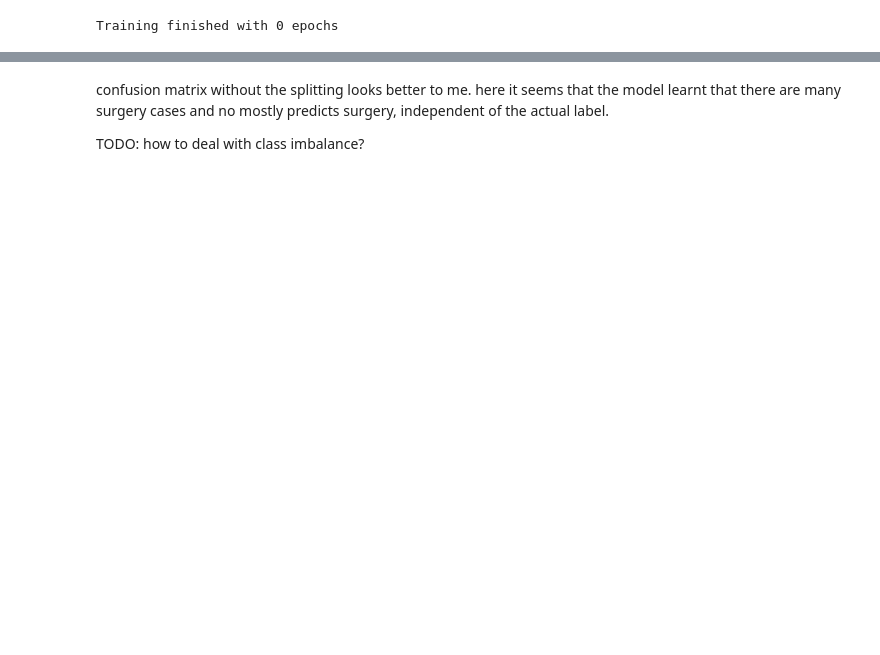
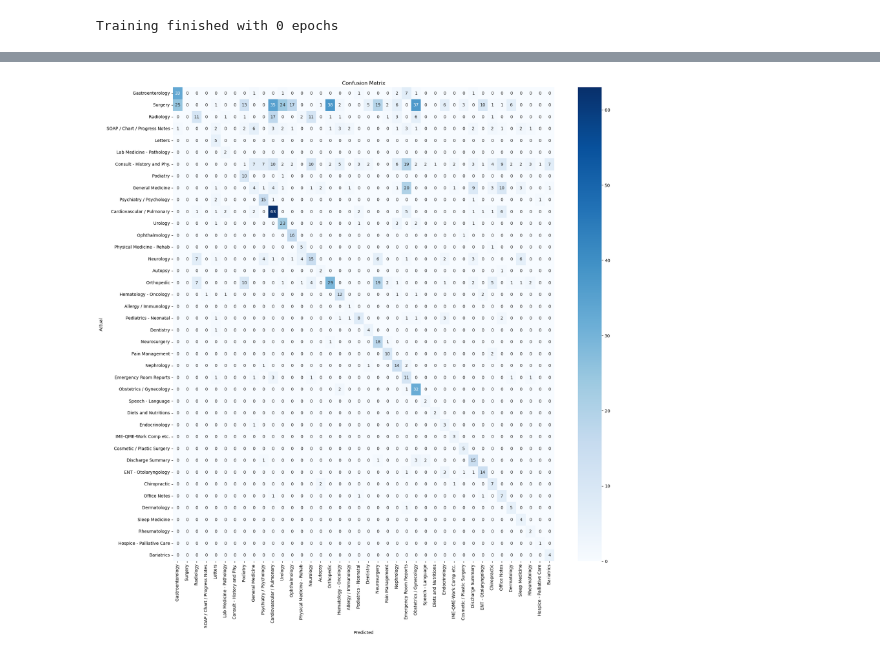
Before and after one commit to vitamys/nlp, a Jupyter notebook: Project_Task3_GroupC.ipynb, the cells around one changed output, grey strips where cells are left out. Saved outputs shown, nothing was run; the diff lists cells and outputs as text; code cells hidden in the pictures; blank space fills up the shorter version.

```diff
--- a/Project_Task3_GroupC.ipynb
+++ b/Project_Task3_GroupC.ipynb
@@ -503,11 +502,6 @@ def evaluate(model, dataloader):
 
     predictions = np.argmax(predictions, axis=1)
 
-    data_to_save = {"true_labels": true_labels, "predictions": predictions}
-
-    with open("model_evaluation_data_project_split_rows_with_pp.pkl", "wb") as file:
-        pickle.dump(data_to_save, file)
-
     accuracy = accuracy_score(true_labels, predictions)
     precision_macro, recall_macro, f1_macro, _ = precision_recall_fscore_support(
         true_labels, predictions, average="macro"
@@ -519,7 +513,7 @@ def evaluate(model, dataloader):
         true_labels, predictions, average="weighted"
     )
 
-    return {"accuracy": accuracy, "precision_macro": precision_macro, "recall_macro": recall_macro, "f1_macro": f1_macro, "precision_micro": precision_micro, "recall_micro": recall_micro, "f1_micro": f1_micro, "precision_weighted": precision_weighted, "recall_weighted": recall_weighted, "f1_weighted": f1_weighted}
+    return {"accuracy": accuracy, "precision_macro": precision_macro, "recall_macro": recall_macro, "f1_macro": f1_macro, "precision_micro": precision_micro, "recall_micro": recall_micro, "f1_micro": f1_micro, "precision_weighted": precision_weighted, "recall_weighted": recall_weighted, "f1_weighted": f1_weighted}, true_labels, predictions
 # %%
 num_epochs = 0
 max_patience=10
@@ -534,11 +528,11 @@ epoch_length = len(train_dataloader)
 
 from tqdm import tqdm
 
-for epoch in range(num_epochs):
+for epoch in tqdm(range(num_epochs)):
     print(f"Starting epoch {epoch + 1}/{num_epochs}...")
     model.train()
 
-    for batch in tqdm(train_dataloader):
+    for batch in train_dataloader:
         it += 1
         batch_inputs, batch_masks, batch_labels = batch
         batch_inputs = batch_inputs.to(device)
@@ -557,14 +551,14 @@ for epoch in range(num_epochs):
 
     #evaluation after epoch
     model.eval()
-    eval_metrics = evaluate(model, eval_dataloader)
+    eval_metrics, _, _ = evaluate(model, eval_dataloader)
 
     #record evaluation metrics for tensorboard
     for key in eval_metrics:
         summary.add_scalar(key, eval_metrics[key], epoch +1)
 
     #check if we reached new highscore
-    f1 = eval_metrics['f1_micro']
+    f1 = eval_metrics['f1_macro']
     if best_f1 < f1:
         patience = max_patience
         best_f1=f1
@@ -589,7 +593,6 @@ Training finished with 0 epochs
 # %%
-model.load_state_dict(torch.load("best_model.pt", map_location=torch.device('cpu')))
-eval_metrics = evaluate(model, eval_dataloader)
+eval_metrics, y_true, preds = evaluate(model, eval_dataloader)
 print(
-    f"Validation Results - Accuracy: {eval_metrics['accuracy']:.3f}, Precision: {eval_metrics['precision_micro']:.3f}, Recall: {eval_metrics['recall_micro']:.3f}, F1: {eval_metrics['f1_micro']:.3f}"
+    f"Validation Results - Accuracy: {eval_metrics['accuracy']:.3f}, Precision: {eval_metrics['precision_macro']:.3f}, Recall: {eval_metrics['recall_macro']:.3f}, F1: {eval_metrics['f1_macro']:.3f}"
 )
 # %% [output]
@@ -649,17 +600,20 @@ labels
 # %%
 # Assuming true_labels and predictions are your labels and predictions
-cm = confusion_matrix(y_test_pp, preds_pp)
+cm = confusion_matrix(y_true, preds)
+#cm = cm.astype("float") / cm.sum(axis=1)[:, np.newaxis]
 
 plt.figure(figsize=(20, 20))
 sns.heatmap(
     cm,
     annot=True,
-    fmt="d",
+    fmt="d", #.2f, d
     cmap="Blues",
     xticklabels=idx2label.values(),
     yticklabels=idx2label.values(),
 )
-plt.title("Confusion Matrix with preprocessing")
+plt.title("Confusion Matrix")
 plt.ylabel("Actual")
 plt.xlabel("Predicted")
 plt.show()
+# %% [output]
+[figure, added]
@@ -716,5 +619,0 @@ plt.show()
-# %% [markdown]
-confusion matrix without the splitting looks better to me. here it seems that the model learnt that there are many surgery cases and no mostly predicts surgery, independent of the actual label.
-
-
-TODO: how to deal with class imbalance?
```
Also changed, not shown: parts of 77 cells of this notebook.
